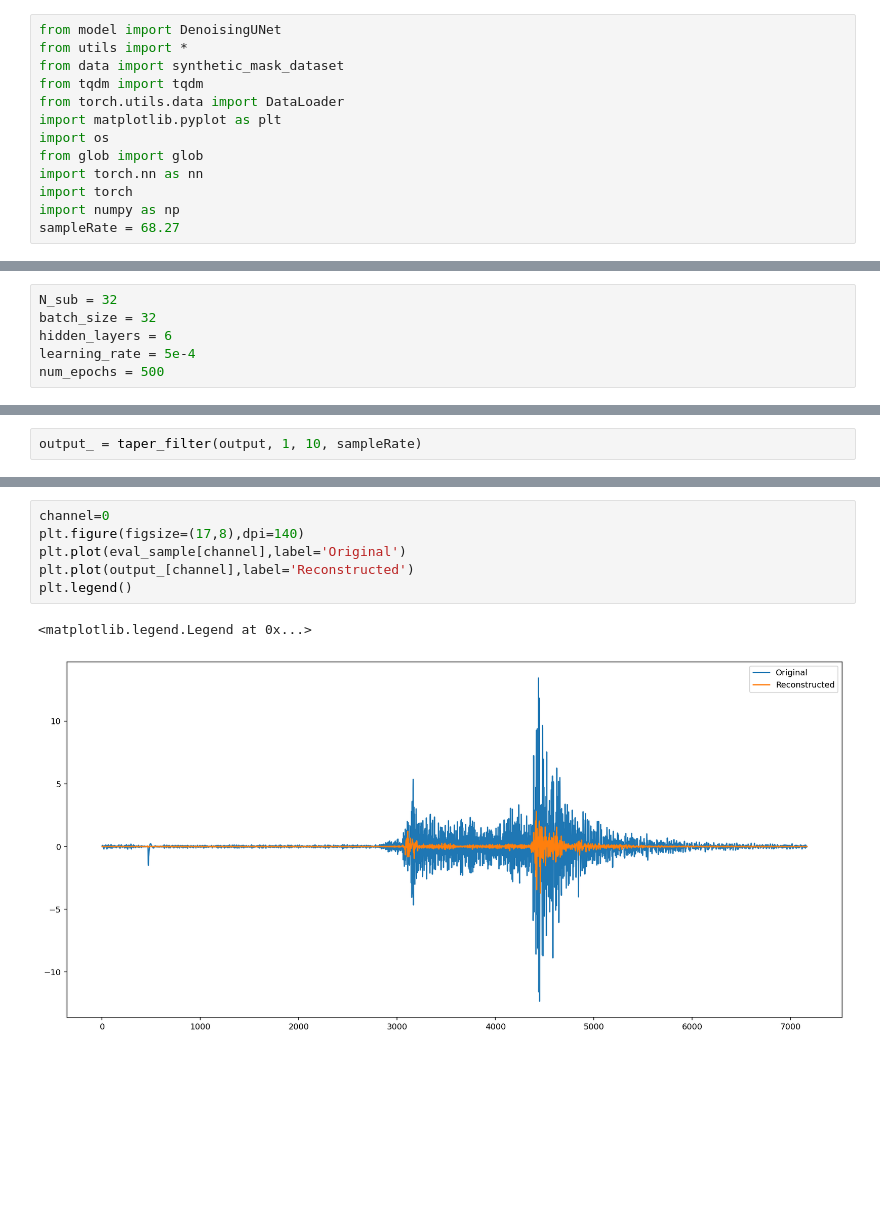
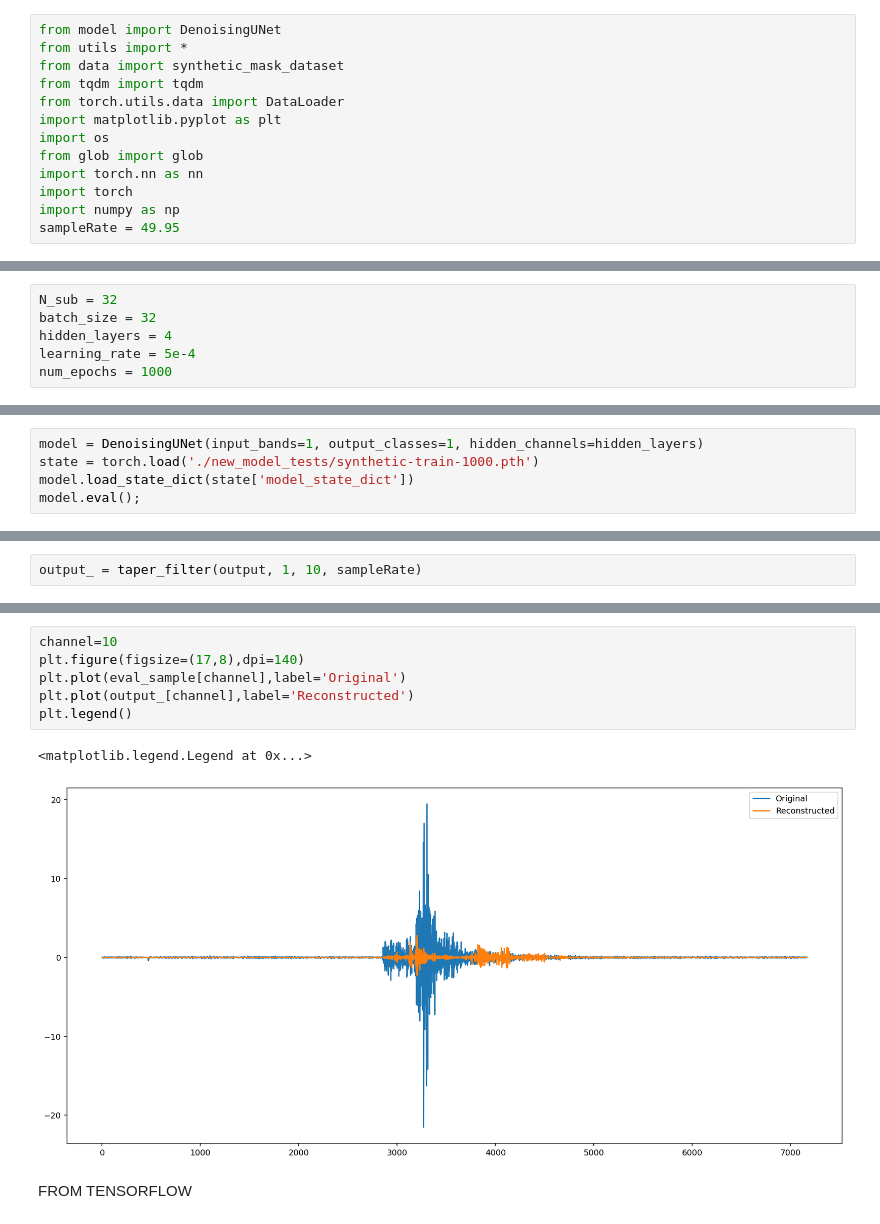
Before and after one commit to maniatisni/iDAS-self-supervised-denoising, a Jupyter notebook: train-synthetic.ipynb, the cells around one changed output, grey strips where cells are left out. Cells and saved outputs as stored; diff of their text form; blank space fills up the shorter version.

```diff
--- a/train-synthetic.ipynb
+++ b/train-synthetic.ipynb
@@ -10,13 +10,13 @@ from glob import glob
 import torch.nn as nn
 import torch
 import numpy as np
-sampleRate = 68.27
+sampleRate = 49.95
 # %% [markdown]
 # Training on synthetic data
 # %%
 N_sub = 32
 batch_size = 32
-hidden_layers = 6
+hidden_layers = 4
 learning_rate = 5e-4
-num_epochs = 500
+num_epochs = 1000
 # %%
@@ -126,4 +147,9 @@ torch.save({
 # Testing on synthetic data
 # %%
 model.eval().to(torch.device('cpu'));
+# %%
+model = DenoisingUNet(input_bands=1, output_classes=1, hidden_channels=hidden_layers)
+state = torch.load('./new_model_tests/synthetic-train-1000.pth')
+model.load_state_dict(state['model_state_dict'])
+model.eval();
 # %%
@@ -178,9 +204,11 @@ plt.axhline(y=1,linestyle='--',alpha=0.5,color='r')
 # %%
-channel=0
+channel=10
 plt.figure(figsize=(17,8),dpi=140)
 plt.plot(eval_sample[channel],label='Original')
 plt.plot(output_[channel],label='Reconstructed')
 plt.legend()
 # %% [output]
 <matplotlib.legend.Legend at 0x...>
-[figure, old version]
+[figure, new version]
+# %% [markdown]
+FROM TENSORFLOW
```
Also changed, not shown: parts of 12 cells of this notebook, 4 other files.
